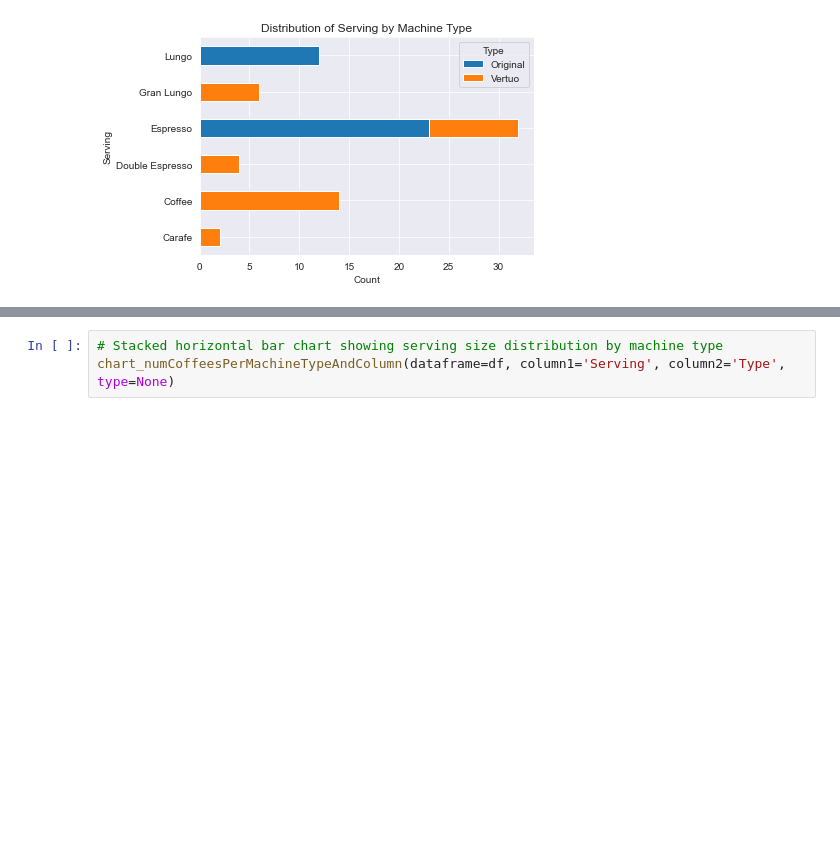
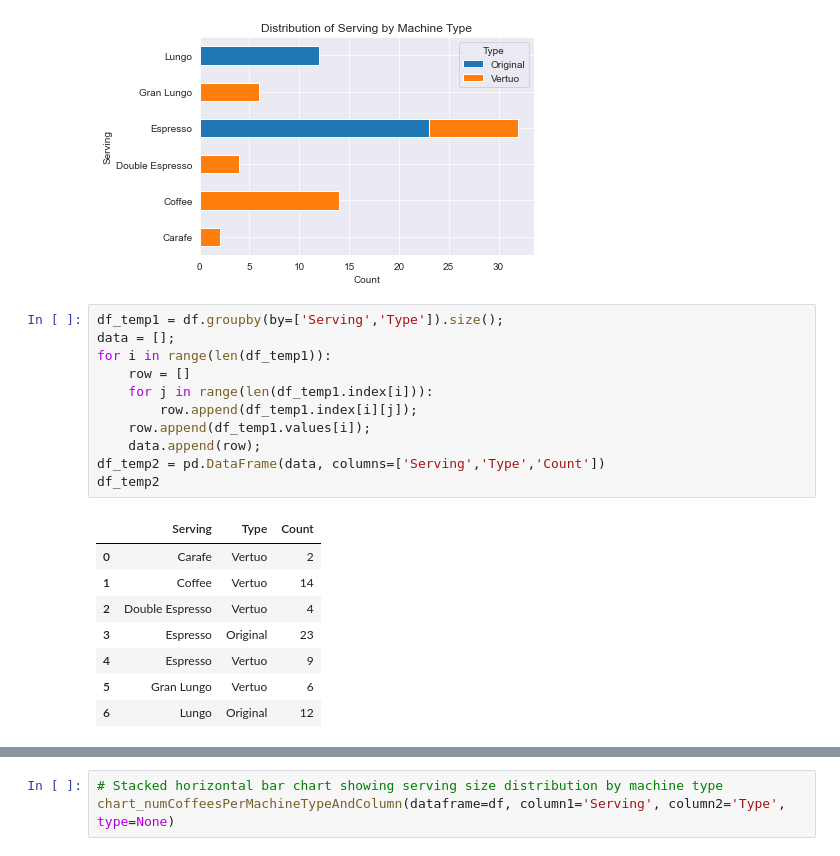
Before and after one commit to kjeshang/NespressoMetropolisTrainingApp, a Jupyter notebook: NespressoTrainingApp/analysis/2_DataExploration.ipynb, the cells around one changed output, grey strips where cells are left out. Drawn from its saved outputs; the diff is of its cells as text; blank space fills up the shorter version.

```diff
--- a/NespressoTrainingApp/analysis/2_DataExploration.ipynb
+++ b/NespressoTrainingApp/analysis/2_DataExploration.ipynb
@@ -150,3 +163,23 @@ Lungo            Original    12
 Name: ID, dtype: int64
 <AxesSubplot:title={'center':'Distribution of Serving by Machine Type'}, xlabel='Count', ylabel='Serving'>
 [figure]
+# %%
+df_temp1 = df.groupby(by=['Serving','Type']).size();
+data = [];
+for i in range(len(df_temp1)):
+    row = []
+    for j in range(len(df_temp1.index[i])):
+        row.append(df_temp1.index[i][j]);
+    row.append(df_temp1.values[i]);
+    data.append(row);
+df_temp2 = pd.DataFrame(data, columns=['Serving','Type','Count'])
+df_temp2
+# %% [output]
+|  | Serving | Type | Count |
+| 0 | Carafe | Vertuo | 2 |
+| 1 | Coffee | Vertuo | 14 |
+| 2 | Double Espresso | Vertuo | 4 |
+| 3 | Espresso | Original | 23 |
+| 4 | Espresso | Vertuo | 9 |
+| 5 | Gran Lungo | Vertuo | 6 |
+| 6 | Lungo | Original | 12 |
```
Also changed, not shown: parts of 8 cells of this notebook, 7 other files.
